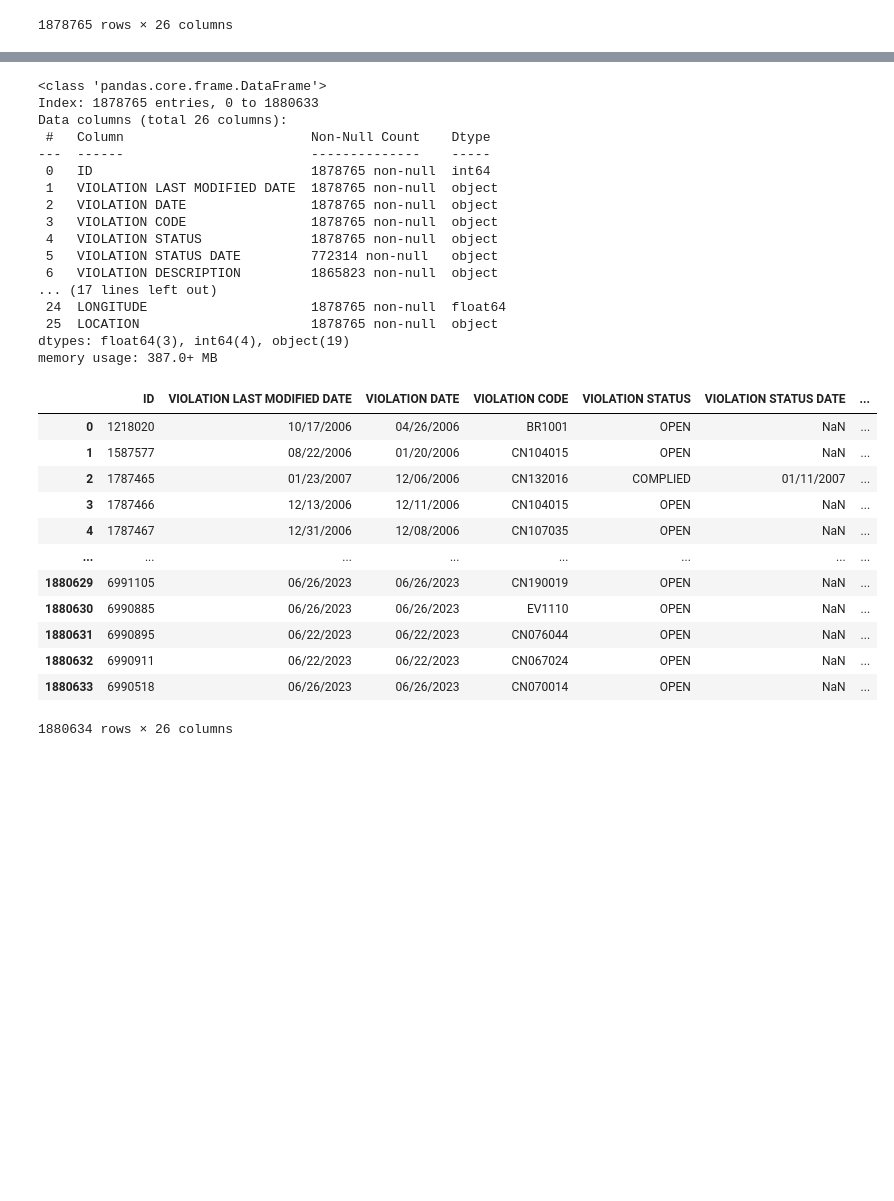
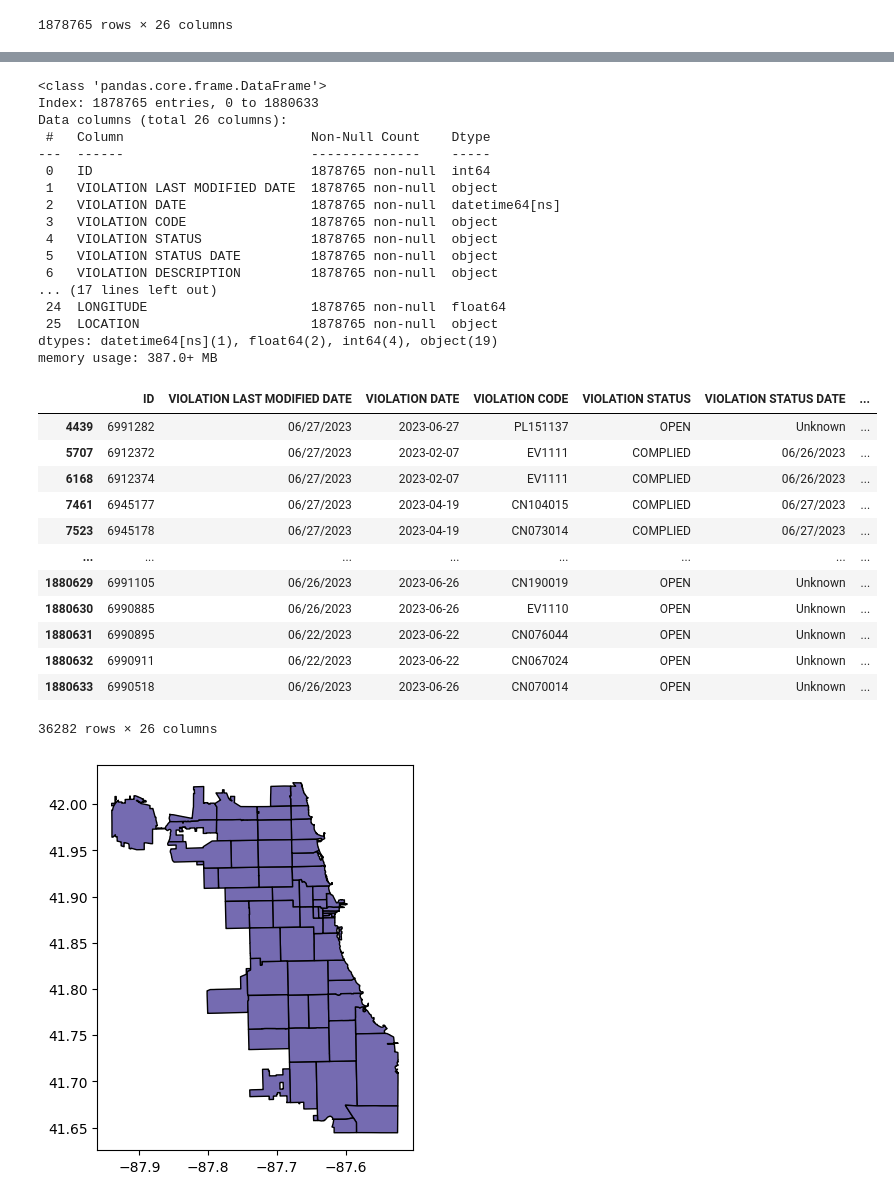
Before and after one commit to uic-cs424/assignment-2-chicago-bears, a Jupyter notebook: main.ipynb, the cells around one changed output, grey strips where cells are left out. Cells and saved outputs as stored; diff of their text form; code cells hidden in the pictures; blank space fills up the shorter version.

```diff
--- a/main.ipynb
+++ b/main.ipynb
@@ -61,7 +61,7 @@ df_src
 1878765 rows × 26 columns
 # %%
 # fill value to NaN
-df_src.fillna('Unknown')
+df_src.fillna('Unknown', inplace=True)
 df_src
 # %% [output]
 |  | ID | VIOLATION LAST MODIFIED DATE | VIOLATION DATE | VIOLATION CODE | VIOLATION STATUS | VIOLATION STATUS DATE | ... |
@@ -88,36 +88,35 @@ Data columns (total 26 columns):
 ---  ------                        --------------    -----
  0   ID                            1878765 non-null  int64
  1   VIOLATION LAST MODIFIED DATE  1878765 non-null  object
- 2   VIOLATION DATE                1878765 non-null  object
+ 2   VIOLATION DATE                1878765 non-null  datetime64[ns]
  3   VIOLATION CODE                1878765 non-null  object
  4   VIOLATION STATUS              1878765 non-null  object
- 5   VIOLATION STATUS DATE         772314 non-null   object
- 6   VIOLATION DESCRIPTION         1865823 non-null  object
+ 5   VIOLATION STATUS DATE         1878765 non-null  object
+ 6   VIOLATION DESCRIPTION         1878765 non-null  object
 ... (17 lines left out)
  24  LONGITUDE                     1878765 non-null  float64
  25  LOCATION                      1878765 non-null  object
-dtypes: float64(3), int64(4), object(19)
+dtypes: datetime64[ns](1), float64(2), int64(4), object(19)
 memory usage: 387.0+ MB
 # %%
-# gdf = gpd.GeoDataFrame(df_src[, geometry=gpd.points_from_xy(df_src[.LONGITUDE, df_src.LATITUDE), crs="EPSG:4326")
-# print(gdf.head())
 # conver 'VIOLATION DATE' type from object to datetime
-pd.to_datetime(df_src["VIOLATION DATE"], format='%m/%d/%Y')
+df_src["VIOLATION DATE"] = pd.to_datetime(df_src["VIOLATION DATE"])
 df_src
-# df_2023 = df_src['VIOLATION DATE'] > '2013-01-01'
-# gdf.plot(figsize=(5,5), color='#756bb1', edgecolor='black')
-# df_2023
+df_2023 = df_src[df_src['VIOLATION DATE'] > '2023-01-01']
+gdf.plot(figsize=(5,5), color='#756bb1', edgecolor='black')
+df_2023
 # %% [output]
 |  | ID | VIOLATION LAST MODIFIED DATE | VIOLATION DATE | VIOLATION CODE | VIOLATION STATUS | VIOLATION STATUS DATE | ... |
-| 0 | 1218020 | 10/17/2006 | 04/26/2006 | BR1001 | OPEN | NaN | ... |
-| 1 | 1587577 | 08/22/2006 | 01/20/2006 | CN104015 | OPEN | NaN | ... |
-| 2 | 1787465 | 01/23/2007 | 12/06/2006 | CN132016 | COMPLIED | 01/11/2007 | ... |
-| 3 | 1787466 | 12/13/2006 | 12/11/2006 | CN104015 | OPEN | NaN | ... |
-| 4 | 1787467 | 12/31/2006 | 12/08/2006 | CN107035 | OPEN | NaN | ... |
+| 4439 | 6991282 | 06/27/2023 | 2023-06-27 | PL151137 | OPEN | Unknown | ... |
+| 5707 | 6912372 | 06/27/2023 | 2023-02-07 | EV1111 | COMPLIED | 06/26/2023 | ... |
+| 6168 | 6912374 | 06/27/2023 | 2023-02-07 | EV1111 | COMPLIED | 06/26/2023 | ... |
+| 7461 | 6945177 | 06/27/2023 | 2023-04-19 | CN104015 | COMPLIED | 06/27/2023 | ... |
+| 7523 | 6945178 | 06/27/2023 | 2023-04-19 | CN073014 | COMPLIED | 06/27/2023 | ... |
 | ... | ... | ... | ... | ... | ... | ... | ... |
-| 1880629 | 6991105 | 06/26/2023 | 06/26/2023 | CN190019 | OPEN | NaN | ... |
-| 1880630 | 6990885 | 06/26/2023 | 06/26/2023 | EV1110 | OPEN | NaN | ... |
-| 1880631 | 6990895 | 06/22/2023 | 06/22/2023 | CN076044 | OPEN | NaN | ... |
-| 1880632 | 6990911 | 06/22/2023 | 06/22/2023 | CN067024 | OPEN | NaN | ... |
-| 1880633 | 6990518 | 06/26/2023 | 06/26/2023 | CN070014 | OPEN | NaN | ... |
+| 1880629 | 6991105 | 06/26/2023 | 2023-06-26 | CN190019 | OPEN | Unknown | ... |
+| 1880630 | 6990885 | 06/26/2023 | 2023-06-26 | EV1110 | OPEN | Unknown | ... |
+| 1880631 | 6990895 | 06/22/2023 | 2023-06-22 | CN076044 | OPEN | Unknown | ... |
+| 1880632 | 6990911 | 06/22/2023 | 2023-06-22 | CN067024 | OPEN | Unknown | ... |
+| 1880633 | 6990518 | 06/26/2023 | 2023-06-26 | CN070014 | OPEN | Unknown | ... |
-1880634 rows × 26 columns
+36282 rows × 26 columns
+[figure, added]
```
Also changed, not shown: parts of 1 cell of this notebook.
